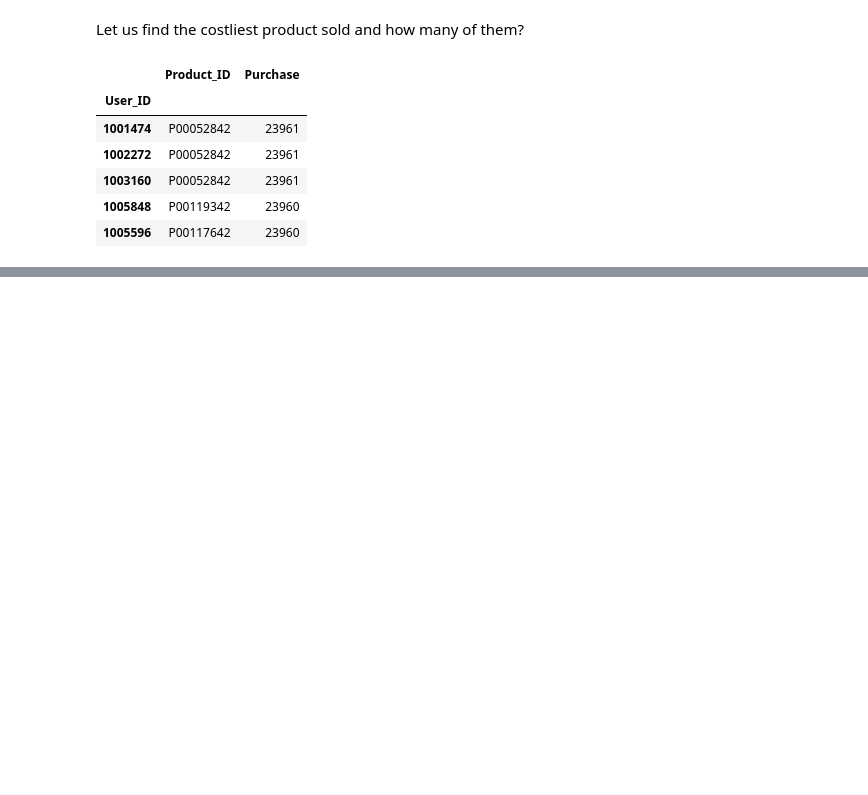
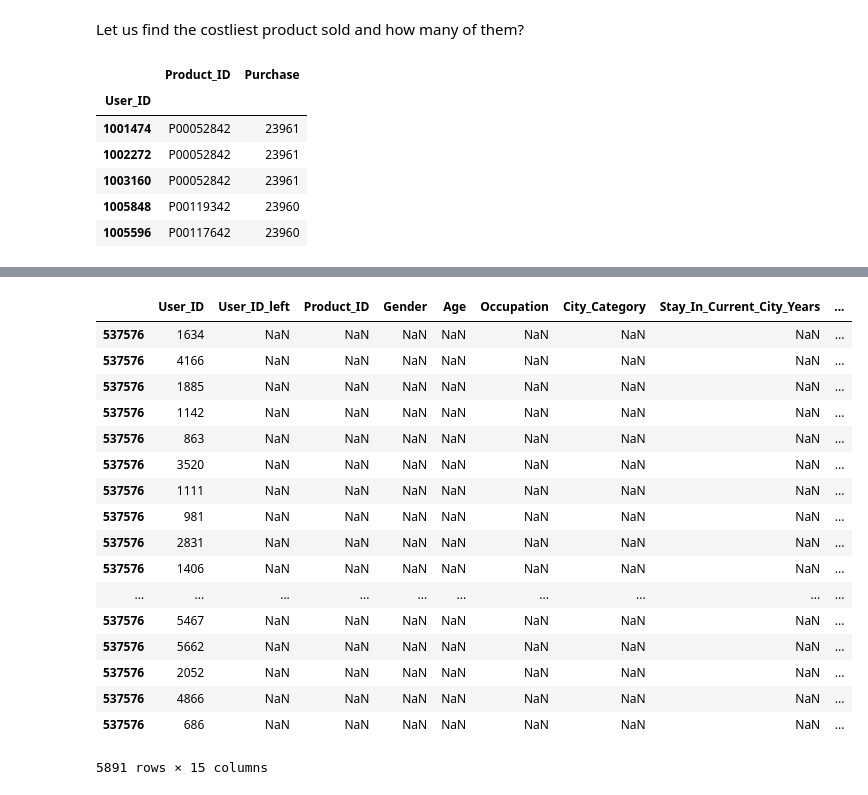
Before and after one commit to priyadarsini-mylsamy/data-analysis-projects, a Jupyter notebook: BlackFriday_Sales.ipynb, the cells around one changed output, grey strips where cells are left out. Saved outputs shown, nothing was run; the diff lists cells and outputs as text; code cells hidden in the pictures; blank space fills up the shorter version.

Commit message:
joining dataframes

```diff
--- a/BlackFriday_Sales.ipynb
+++ b/BlackFriday_Sales.ipynb
@@ -9,0 +8,3 @@ let us explore the dataset
+# %%
+rawdata = BF_sales_dataframe.reset_index('User_ID')
+print(rawdata)
@@ -114,0 +109,3 @@ BF_sales_dataframe_cost[['Product_ID','Purchase']].head(5)
+# %%
+BF_return_user_product = BF_sales_dataframe.groupby('User_ID').size().reset_index(name ='counts')
+print(BF_return_user_product)
@@ -114,0 +130,4 @@ BF_sales_dataframe_cost[['Product_ID','Purchase']].head(5)
+# %%
+
+BF_return_user_product_sorted = BF_return_user_product.sort_values(by = 'counts', ascending=False)
+print(BF_return_user_product_sorted.head(10))
@@ -114,0 +167,21 @@ BF_sales_dataframe_cost[['Product_ID','Purchase']].head(5)
+# %%
+rawdata.join(BF_return_user_product_sorted, on = 'User_ID', how = 'right', lsuffix='_left', rsuffix='_right')
+# %% [output]
+|  | User_ID | User_ID_left | Product_ID | Gender | Age | Occupation | City_Category | Stay_In_Current_City_Years | ... |
+| 537576 | 1634 | NaN | NaN | NaN | NaN | NaN | NaN | NaN | ... |
+| 537576 | 4166 | NaN | NaN | NaN | NaN | NaN | NaN | NaN | ... |
+| 537576 | 1885 | NaN | NaN | NaN | NaN | NaN | NaN | NaN | ... |
+| 537576 | 1142 | NaN | NaN | NaN | NaN | NaN | NaN | NaN | ... |
+| 537576 | 863 | NaN | NaN | NaN | NaN | NaN | NaN | NaN | ... |
+| 537576 | 3520 | NaN | NaN | NaN | NaN | NaN | NaN | NaN | ... |
+| 537576 | 1111 | NaN | NaN | NaN | NaN | NaN | NaN | NaN | ... |
+| 537576 | 981 | NaN | NaN | NaN | NaN | NaN | NaN | NaN | ... |
+| 537576 | 2831 | NaN | NaN | NaN | NaN | NaN | NaN | NaN | ... |
+| 537576 | 1406 | NaN | NaN | NaN | NaN | NaN | NaN | NaN | ... |
+| ... | ... | ... | ... | ... | ... | ... | ... | ... | ... |
+| 537576 | 5467 | NaN | NaN | NaN | NaN | NaN | NaN | NaN | ... |
+| 537576 | 5662 | NaN | NaN | NaN | NaN | NaN | NaN | NaN | ... |
+| 537576 | 2052 | NaN | NaN | NaN | NaN | NaN | NaN | NaN | ... |
+| 537576 | 4866 | NaN | NaN | NaN | NaN | NaN | NaN | NaN | ... |
+| 537576 | 686 | NaN | NaN | NaN | NaN | NaN | NaN | NaN | ... |
+5891 rows × 15 columns
```
Also changed, not shown: parts of 13 cells of this notebook.
